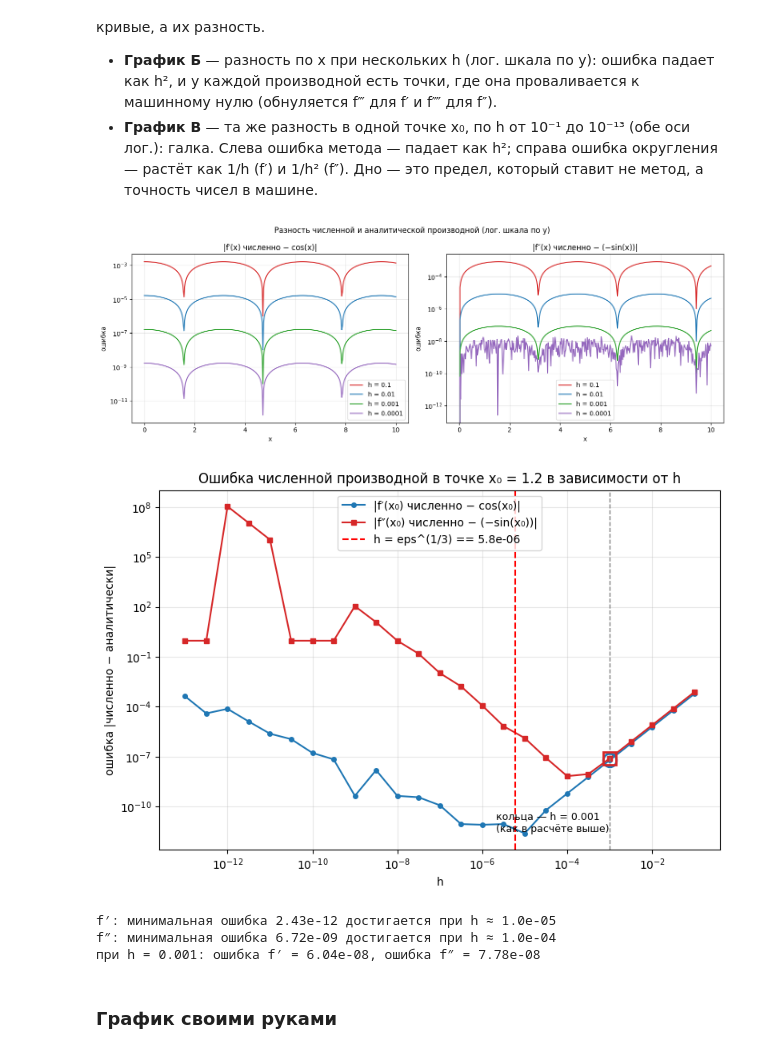
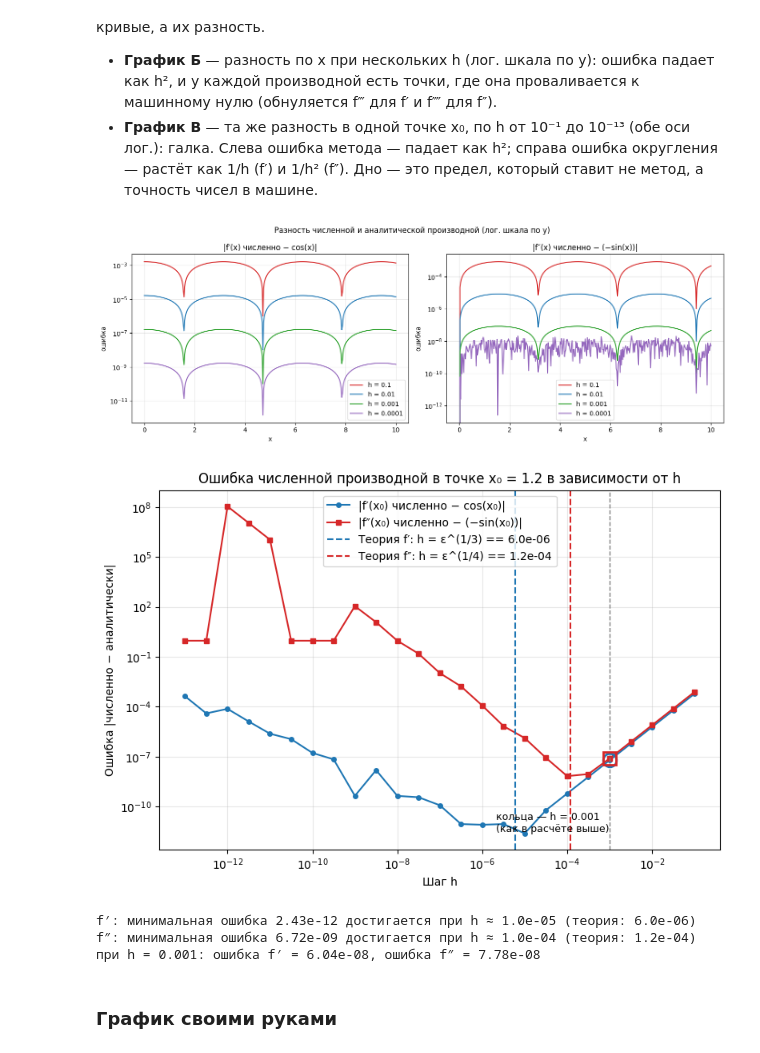
Before and after one commit to marymoroz1106/Brain_tumor_segmentation, a Jupyter notebook: chislennye-metody/derivative.ipynb, the cells around one changed output. Cells and saved outputs as stored; diff of their text form; code cells hidden in the pictures.

Commit message:
Добавлена вертикальная линия для второй производной. Исправлены неточности в текстах.

```diff
--- a/chislennye-metody/derivative.ipynb
+++ b/chislennye-metody/derivative.ipynb
@@ -82,44 +82,48 @@ hs = np.logspace(-1, -13, 25)
 
 e1 = [abs(d1_num(x0, h) - d1_analit(x0)) for h in hs]
 e2 = [abs(d2_num(x0, h) - d2_analit(x0)) for h in hs]
 
 plt.figure(figsize=(8, 5.5))
 plt.loglog(hs, e1, "o-", color="#1f77b4", ms=4, label="|f′(x₀) численно − cos(x₀)|")
 plt.loglog(hs, e2, "s-", color="#d62728", ms=4, label="|f″(x₀) численно − (−sin(x₀))|")
 
 # отмечаем h = 0.001 — то, которым считали в ячейках выше
 e1_1e3 = abs(d1_num(x0, 1e-3) - d1_analit(x0))
 e2_1e3 = abs(d2_num(x0, 1e-3) - d2_analit(x0))
 plt.axvline(1e-3, color="gray", linestyle="--", linewidth=1)
 plt.plot(1e-3, e1_1e3, "o", color="#1f77b4", ms=12, mfc="none", mew=2)
 plt.plot(1e-3, e2_1e3, "s", color="#d62728", ms=12, mfc="none", mew=2)
 plt.text(0.60, 0.05, "кольца — h = 0.001\n(как в расчёте выше)",
          transform=plt.gca().transAxes, fontsize=9)
-#машинный eps
-eps = 2e-16
-h_opt_theory = eps ** (1/3)
-plt.axvline(h_opt_theory, color = "red", linestyle="--", label=f"h = eps^(1/3) == {h_opt_theory:.1e}")
 
+#Теоретические оптимумы (машинный eps == 2.2e-16)
+eps = 2.2e-16
+h_opt1 = eps ** (1/3)  # Оптимум для первой производной
+h_opt2 = eps ** (1/4)  # Оптимум для второй производной
+plt.axvline(h_opt1, color="#1f77b4", linestyle="--", linewidth=1.5,
+            label=f"Теория f′: h = ε^(1/3) == {h_opt1:.1e}")
+plt.axvline(h_opt2, color="#d62728", linestyle="--", linewidth=1.5,
+            label=f"Теория f″: h = ε^(1/4) == {h_opt2:.1e}")
 
-plt.xlabel("h")
-plt.ylabel("ошибка |численно − аналитически|")
+plt.xlabel("Шаг h")
+plt.ylabel("Ошибка |численно − аналитически|")
 plt.title(f"Ошибка численной производной в точке x₀ = {x0} в зависимости от h")
 plt.grid(True, which="both", alpha=0.3)
 plt.legend()
 plt.tight_layout()
 plt.show()
 
 # Дно галки — числом, а не только глазами
 i1 = int(np.argmin(e1))
 i2 = int(np.argmin(e2))
-print(f"f′: минимальная ошибка {e1[i1]:.2e} достигается при h ≈ {hs[i1]:.1e}")
-print(f"f″: минимальная ошибка {e2[i2]:.2e} достигается при h ≈ {hs[i2]:.1e}")
+print(f"f′: минимальная ошибка {e1[i1]:.2e} достигается при h ≈ {hs[i1]:.1e} (теория: {h_opt1:.1e})")
+print(f"f″: минимальная ошибка {e2[i2]:.2e} достигается при h ≈ {hs[i2]:.1e} (теория: {h_opt2:.1e})")
 print(f"при h = 0.001: ошибка f′ = {e1_1e3:.2e}, ошибка f″ = {e2_1e3:.2e}")
 # %% [output]
 [figure]
-[figure, old version]
+[figure, new version]
-f′: минимальная ошибка 2.43e-12 достигается при h ≈ 1.0e-05
-f″: минимальная ошибка 6.72e-09 достигается при h ≈ 1.0e-04
+f′: минимальная ошибка 2.43e-12 достигается при h ≈ 1.0e-05 (теория: 6.0e-06)
+f″: минимальная ошибка 6.72e-09 достигается при h ≈ 1.0e-04 (теория: 1.2e-04)
 при h = 0.001: ошибка f′ = 6.04e-08, ошибка f″ = 7.78e-08
 # %% [markdown]
 ### График своими руками
```
